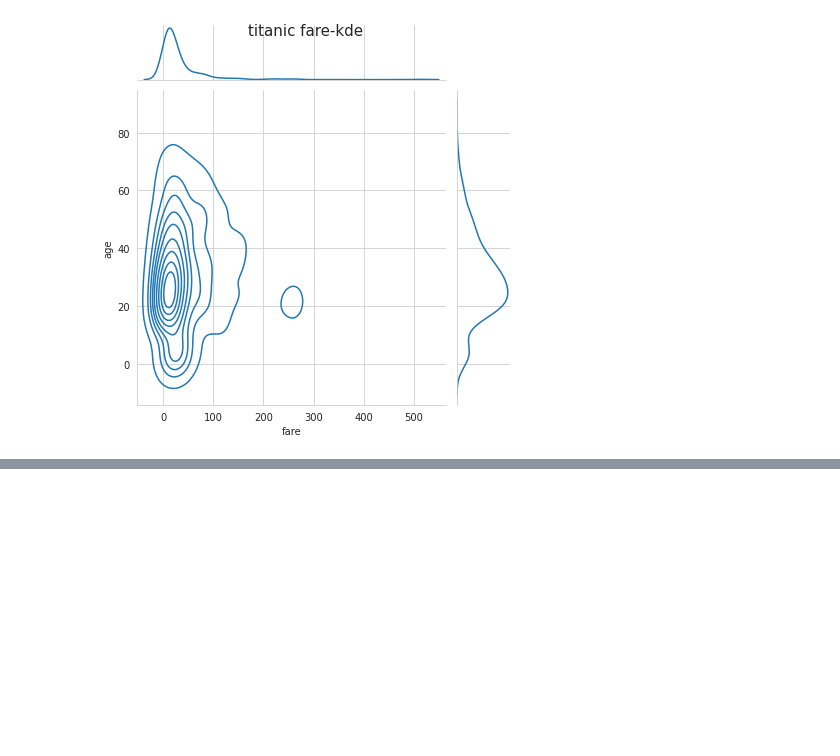
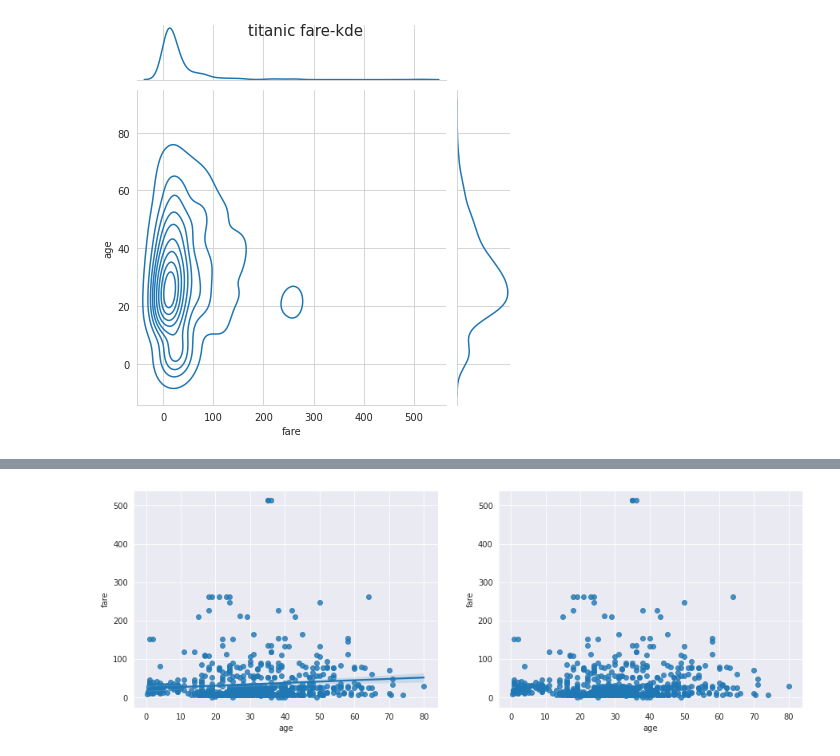
Before and after one commit to ldhml/Bigdata, a Jupyter notebook: bigdata.ipynb, the cells around one changed output, grey strips where cells are left out. Drawn from its saved outputs; the diff is of its cells as text; code cells hidden in the pictures; blank space fills up the shorter version.

```diff
--- a/bigdata.ipynb
+++ b/bigdata.ipynb
@@ -1978,0 +2193,28 @@ seoul_map.save('/content/seoul_univ.html')
+# %%
+import matplotlib.pyplot as plt
+import seaborn as sns
+
+titanic=sns.load_dataset('titanic')
+sns.set_style('darkgrid')
+
+fig=plt.figure(figsize=(15,5))
+ax1=fig.add_subplot(1,2,1)
+ax2=fig.add_subplot(1,2,2)
+
+#그래프 그리기-선형회귀선 표시
+sns.regplot(x='age',
+            y='fare',
+            data=titanic,
+            ax=ax1,
+            fit_reg=True)
+
+#그래프 그리기-선형푀귀선 미표시
+sns.regplot(x='age',
+            y='fare',
+            data=titanic,
+            ax=ax2,
+            fit_reg=False)
+
+plt.show()
+# %% [output]
+[figure, added]
```
Also changed, not shown: parts of 10 cells of this notebook.
